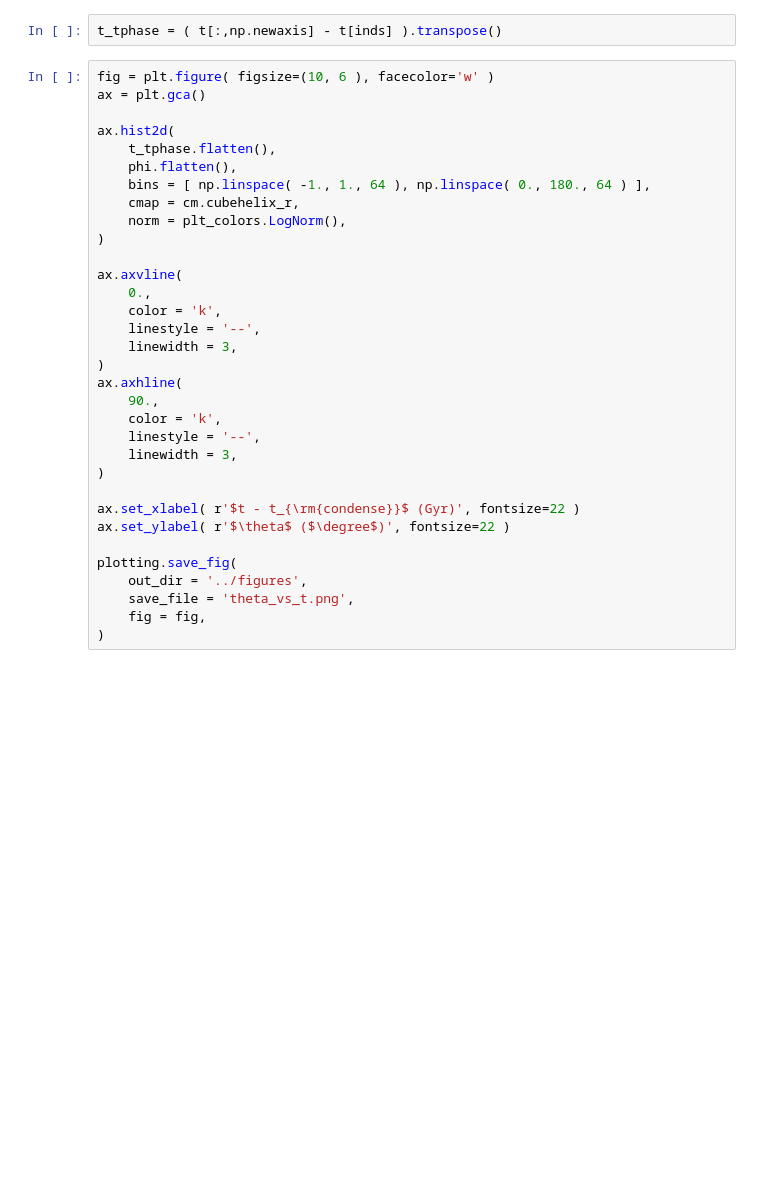
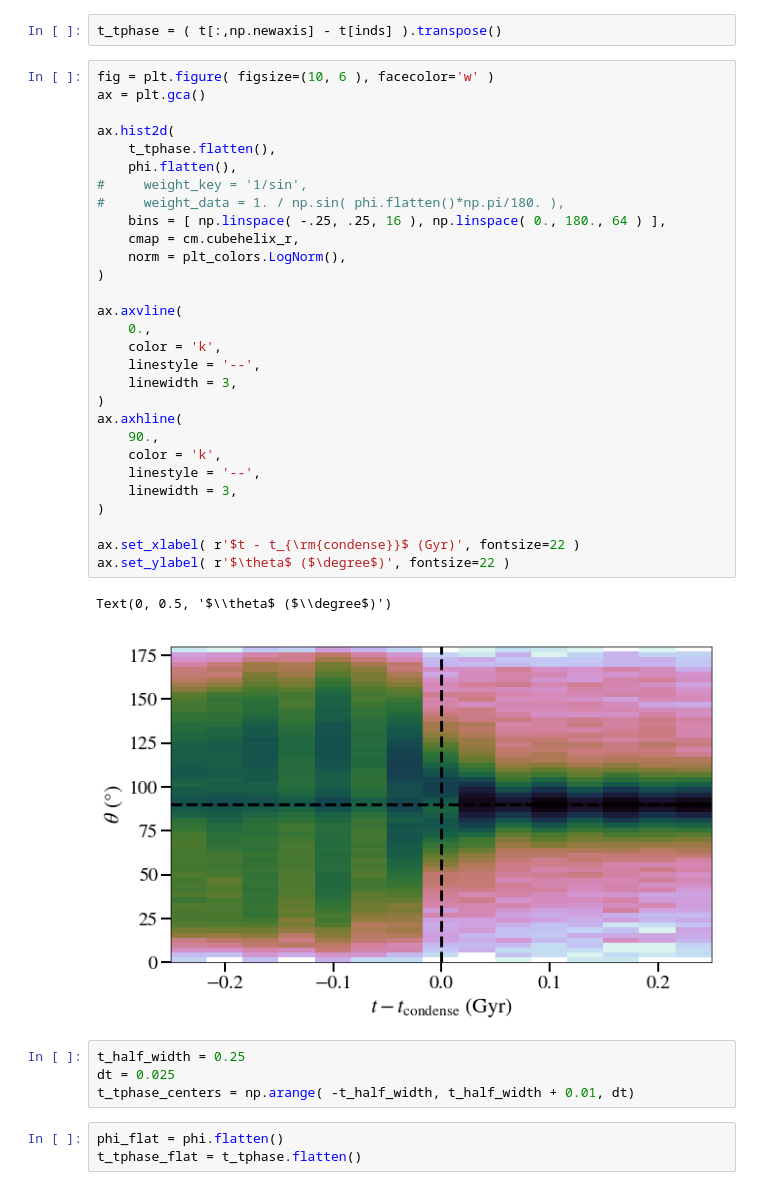
Before and after one commit to zhafen/Hot-Accretion-in-FIRE, a Jupyter notebook: analysis/pathline_plot.ipynb, the cells around one changed output. Drawn from its saved outputs; the diff is of its cells as text; blank space fills up the shorter version.

```diff
--- a/analysis/pathline_plot.ipynb
+++ b/analysis/pathline_plot.ipynb
@@ -540,33 +608,39 @@ t_tphase = ( t[:,np.newaxis] - t[inds] ).transpose()
 # %%
 fig = plt.figure( figsize=(10, 6 ), facecolor='w' )
 ax = plt.gca()
 
 ax.hist2d(
     t_tphase.flatten(),
     phi.flatten(),
-    bins = [ np.linspace( -1., 1., 64 ), np.linspace( 0., 180., 64 ) ],
+#     weight_key = '1/sin',
+#     weight_data = 1. / np.sin( phi.flatten()*np.pi/180. ),
+    bins = [ np.linspace( -.25, .25, 16 ), np.linspace( 0., 180., 64 ) ],
     cmap = cm.cubehelix_r,
     norm = plt_colors.LogNorm(),
 )
 
 ax.axvline(
     0.,
     color = 'k',
     linestyle = '--',
     linewidth = 3,
 )
 ax.axhline(
     90.,
     color = 'k',
     linestyle = '--',
     linewidth = 3,
 )
 
 ax.set_xlabel( r'$t - t_{\rm{condense}}$ (Gyr)', fontsize=22 )
 ax.set_ylabel( r'$\theta$ ($\degree$)', fontsize=22 )
-
-plotting.save_fig(
-    out_dir = '../figures',
-    save_file = 'theta_vs_t.png',
-    fig = fig,
-)
+# %% [output]
+Text(0, 0.5, '$\\theta$ ($\\degree$)')
+[figure, added]
+# %%
+t_half_width = 0.25
+dt = 0.025
+t_tphase_centers = np.arange( -t_half_width, t_half_width + 0.01, dt)
+# %%
+phi_flat = phi.flatten()
+t_tphase_flat = t_tphase.flatten()
```
Also changed, not shown: parts of 25 cells of this notebook, 4 other files.
